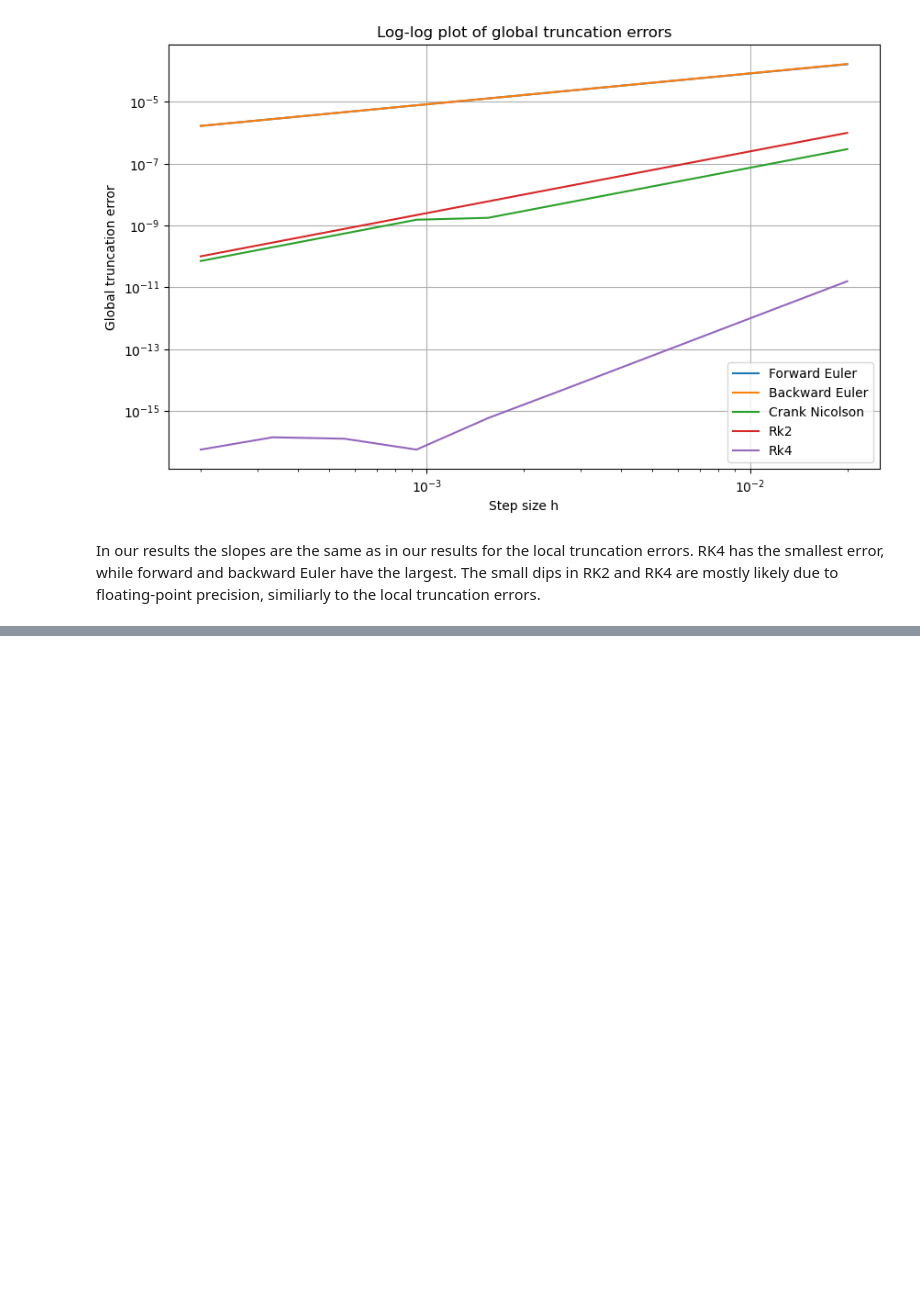
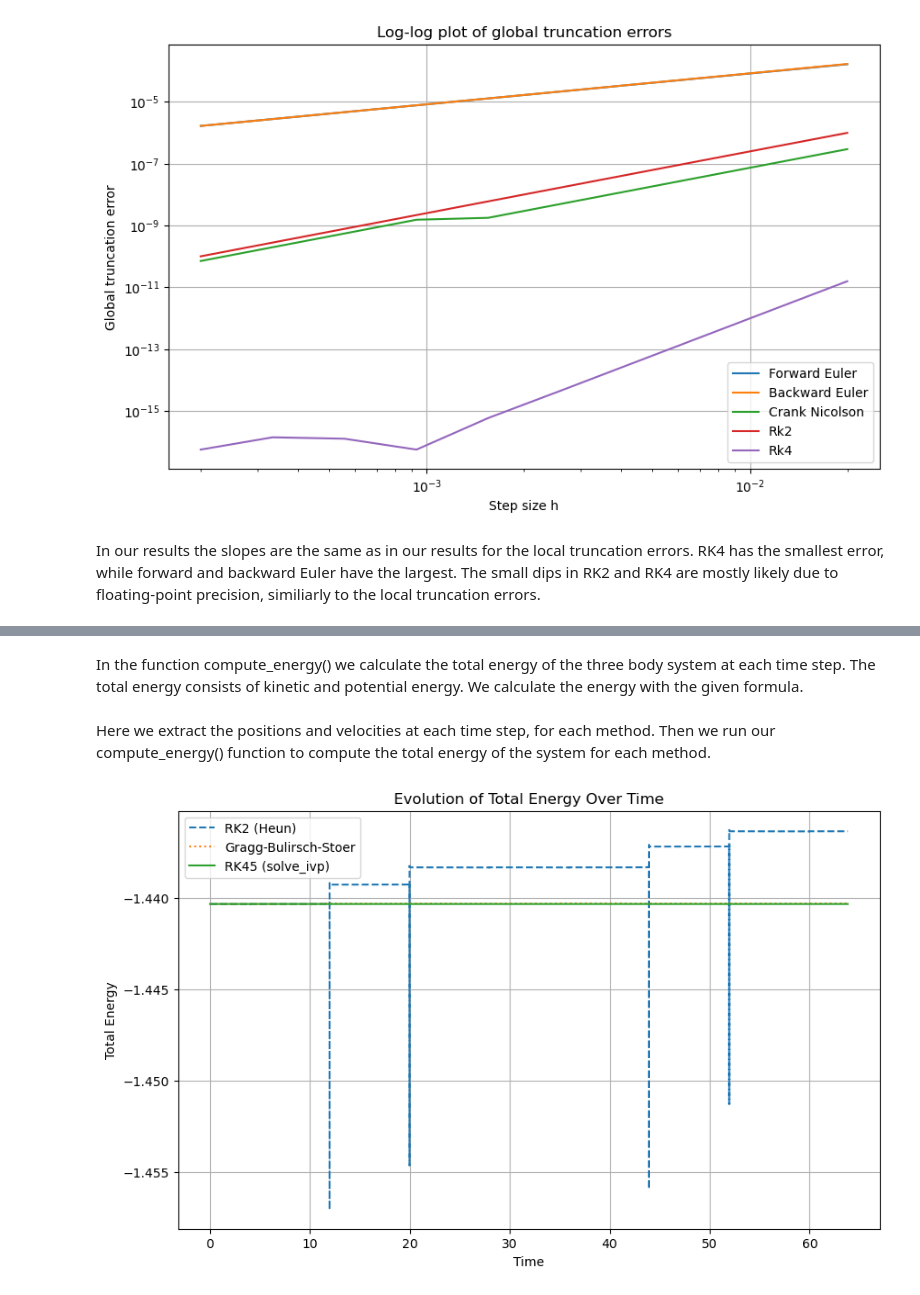
Before and after one commit to ShannonS00/Computational-Astrophysics, a Jupyter notebook: Worksheet_3/Worksheet_3.ipynb, the cells around one changed output, grey strips where cells are left out. Saved outputs shown, nothing was run; the diff lists cells and outputs as text; code cells hidden in the pictures; blank space fills up the shorter version.

```diff
--- a/Worksheet_3/Worksheet_3.ipynb
+++ b/Worksheet_3/Worksheet_3.ipynb
@@ -248,0 +602,39 @@ In our results the slopes are the same as in our results for the local truncatio
+# %% [markdown]
+In the function compute_energy() we calculate the total energy of the three body system at each time step. The total energy consists of kinetic and potential energy. We calculate the energy with the given formula.
+# %%
+# Extract positions and velocities from previously computed RK2, GBS, and RK45 results
+positions_rk2 = ys[:, :6].reshape(-1, 3, 2)  # From Heun's RK2
+velocities_rk2 = ys[:, 6:].reshape(-1, 3, 2)
+
+positions_gbs = y_vals[:, :6].reshape(-1, 3, 2)  # From GBS
+velocities_gbs = y_vals[:, 6:].reshape(-1, 3, 2)
+
+positions_rk45 = solution.y[:6].T.reshape(-1, 3, 2)  # From solve_ivp (RK45)
+velocities_rk45 = solution.y[6:].T.reshape(-1, 3, 2)
+
+# Compute energy evolution over time
+energy_rk2 = compute_energy(positions_rk2, velocities_rk2)
+energy_gbs = compute_energy(positions_gbs, velocities_gbs)
+energy_rk45 = compute_energy(positions_rk45, velocities_rk45)
+
+# Create time arrays (assuming same step size as integration)
+time_rk2 = np.linspace(t0, tperiod * 3, len(energy_rk2))  # 3 periods
+time_gbs = np.linspace(t0, tperiod * 3, len(energy_gbs))
+time_rk45 = np.linspace(t0, tperiod * 3, len(energy_rk45))
+# %% [markdown]
+Here we extract the positions and velocities at each time step, for each method. Then we run our compute_energy() function to compute the total energy of the system for each method.
+# %%
+# Plot the energy evolution for all methods
+plt.figure(figsize=(10, 6))
+plt.plot(time_rk2, energy_rk2, label="RK2 (Heun)", linestyle="dashed")
+plt.plot(time_gbs, energy_gbs, label="Gragg-Bulirsch-Stoer", linestyle="dotted")
+plt.plot(time_rk45, energy_rk45, label="RK45 (solve_ivp)", linestyle="solid")
+
+plt.xlabel("Time")
+plt.ylabel("Total Energy")
+plt.title("Evolution of Total Energy Over Time")
+plt.legend()
+plt.grid(True)
+plt.show()
+# %% [output]
+[figure, added]
```
Also changed, not shown: parts of 37 cells of this notebook.
